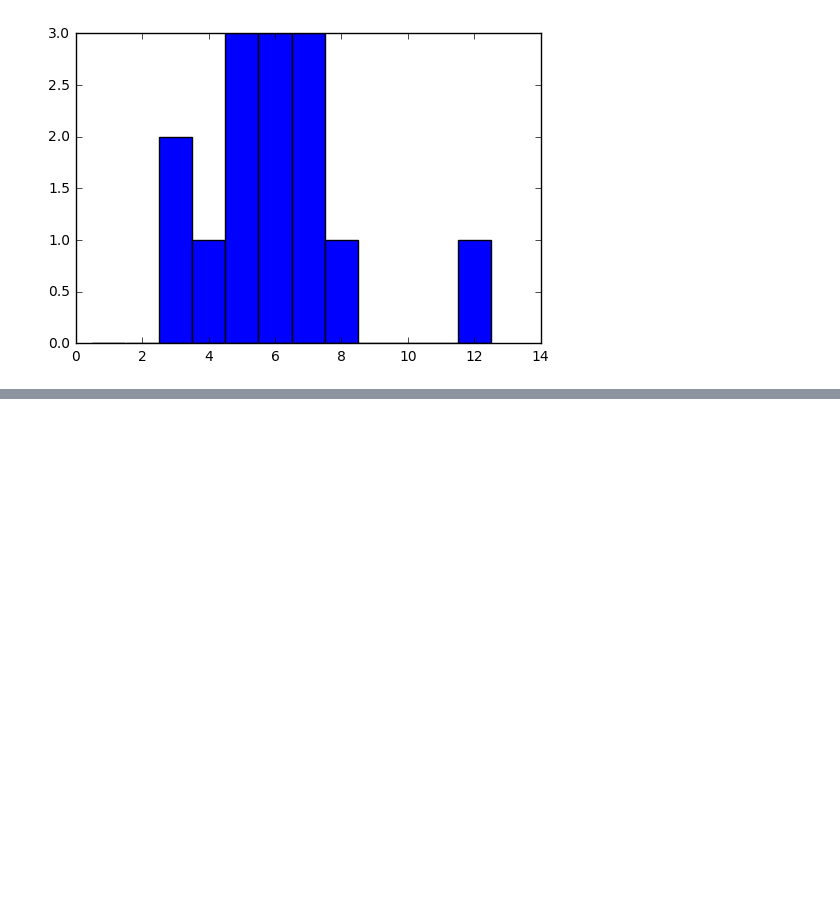
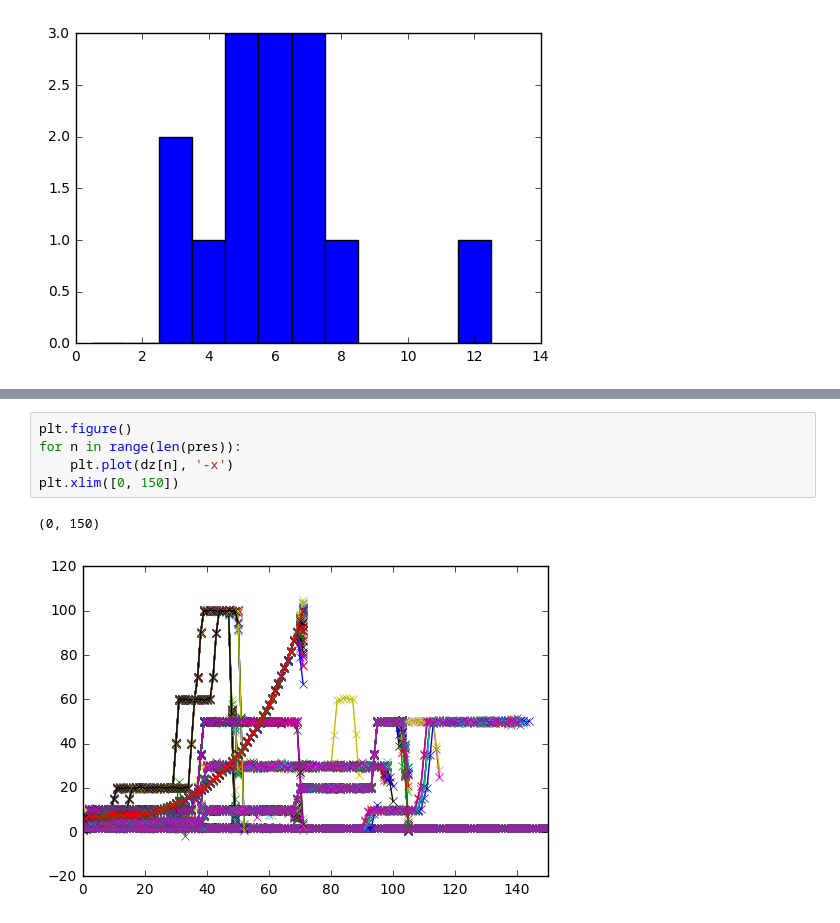
Before and after one commit to ocesaulo/Argo_database, a Jupyter notebook: do_argoprofiles_central_tsio.ipynb, the cells around one changed output, grey strips where cells are left out. Saved outputs shown, nothing was run; the diff lists cells and outputs as text; blank space fills up the shorter version.

```diff
--- a/do_argoprofiles_central_tsio.ipynb
+++ b/do_argoprofiles_central_tsio.ipynb
@@ -208,0 +198,8 @@ mld
+# %%
+plt.figure()
+for n in range(len(pres)):
+    plt.plot(dz[n], '-x')
+plt.xlim([0, 150])
+# %% [output]
+(0, 150)
+[figure, added]
```
Also changed, not shown: parts of 20 cells of this notebook.
